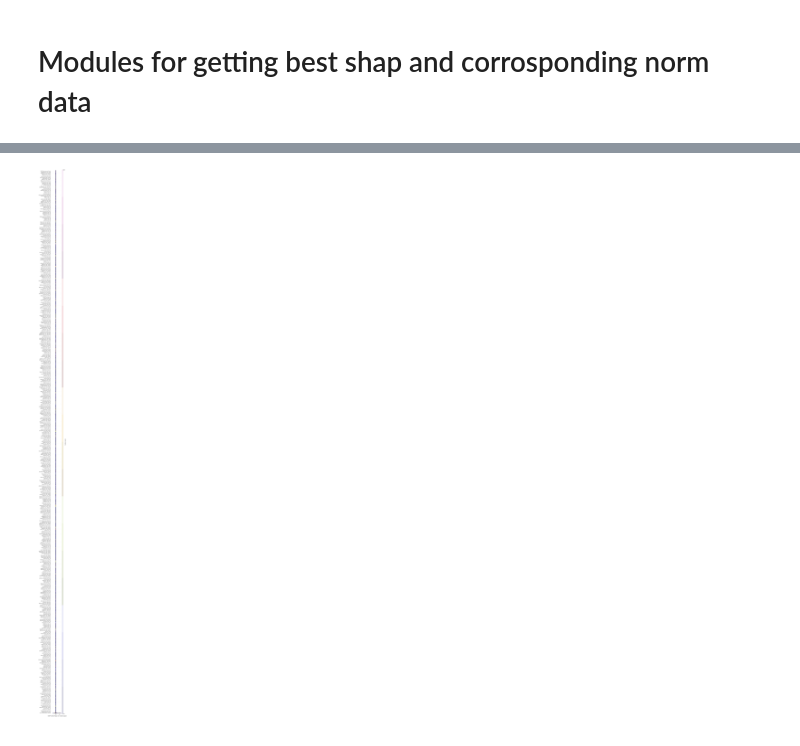
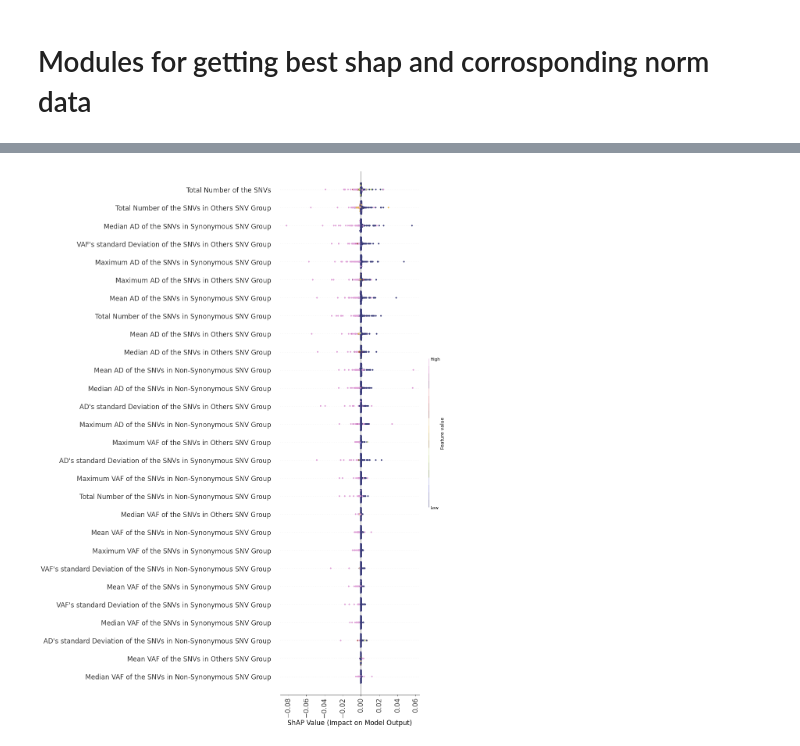
Before and after one commit to vivekruhela/BDL-SP-Bio-inspired-DL-architecture-for-Identification-of-altered-Signaling-Pathways-in-MM, a Jupyter notebook: src/Notebooks/shap_individual_feature_plot.ipynb, the cells around one changed output, grey strips where cells are left out. Drawn from its saved outputs; the diff is of its cells as text; code cells hidden in the pictures.

Commit message:
update feature ranking plot using ShAP

```diff
--- a/src/Notebooks/shap_individual_feature_plot.ipynb
+++ b/src/Notebooks/shap_individual_feature_plot.ipynb
@@ -166,9 +140,6 @@ Unknown extension is not supported and will be removed
 # %%
 path = '/home/vivek/extended_feature_matrix/824_genes_grouped_feature_matrix/mmrf'
 feat_mat = pd.read_csv(os.path.join(path,correctly_mapped_samples[0]),index_col=0, header=0)
-feat_mat = feat_mat[feat_mat.index.isin(consensus_genelist)]
+feat_mat = feat_mat[feat_mat.index.isin(genelist)]
 feat_names = feat_mat.columns
 index_names = feat_mat.index
-new_feat_names = [i+'('+j+')' for j in feat_names for i in index_names ]
-new_feat_names.__len__()
-# feat_mat.shape
@@ -177,13 +146,11 @@ new_feat_names.__len__()
 # %%
-shap_df_combined = pd.DataFrame(columns = new_feat_names)
-shap_data_df_combined = pd.DataFrame(columns = new_feat_names)
+shap_df_combined = pd.DataFrame(columns = feat_names)
+shap_data_df_combined = pd.DataFrame(columns = feat_names)
 shap_expected_value_combined = []
 for sam in tqdm(correctly_mapped_samples):
     shap_values, data_points, expected_values = get_shap_features(sam)
-    shap_values = pd.DataFrame(np.array(shap_values).reshape(824,28),index=genelist,columns =feat_mat.columns)
-    shap_values = shap_values[shap_values.index.isin(consensus_genelist)]
-    data_points = pd.DataFrame(np.array(data_points).reshape(824,28),index=genelist,columns =feat_mat.columns)
-    data_points = data_points[data_points.index.isin(consensus_genelist)]
-    shap_df_combined.loc[sam.split('.')[0]] = shap_values.to_numpy().flatten()
-    shap_data_df_combined.loc[sam.split('.')[0]] = data_points.to_numpy().flatten()
+    shap_values = pd.DataFrame(np.array(shap_values).reshape(824,28),index=genelist,columns=feat_names)
+    shap_values = shap_values[shap_values.index.isin(genelist)]
+    data_points = pd.DataFrame(np.array(data_points).reshape(824,28),index=genelist,columns=feat_names)
+    data_points = data_points[data_points.index.isin(genelist)]
     shap_expected_value_combined.append(expected_values)
@@ -204,15 +157,43 @@ plt.savefig('Feb_25_2022/shap_for_prev_reported_genes.png',dpi=300)
-# %%
-shap.plots.beeswarm(shap.Explanation(np.array(shap_df_combined),
-                                     np.array(shap_expected_value_combined),
-                                     np.array(shap_data_df_combined),
-                                     feature_names = new_feat_names),
-                    max_display = 500,
-                    show=False,
-                    plot_size = (5,100),
-                    color = plt.get_cmap("tab20b"))#
-plt.yticks(fontsize=10)
-plt.tight_layout()
-plt.savefig('Feb_25_2022/shap_plots/mm_mgus_combined/824/feature_importance_beeswarm_plot.png',dpi=300)
-# plt.savefig('Feb_25_2022/shap_plots/mm_mgus_combined/824/MM_beeswarm_plot.svg', dpi=300)
-# %% [output]
-[figure, removed]
+# %%
+feature_list = ['Total Number of the SNVs',
+
+                'Total Number of the SNVs in Synonymous SNV Group',
+                'Maximum VAF of the SNVs in Synonymous SNV Group', 'Median VAF of the SNVs in Synonymous SNV Group',
+                'Mean VAF of the SNVs in Synonymous SNV Group', 'VAF\'s standard Deviation of the SNVs in Synonymous SNV Group',
+                'Maximum AD of the SNVs in Synonymous SNV Group',
+                'Median AD of the SNVs in Synonymous SNV Group', 'Mean AD of the SNVs in Synonymous SNV Group',
+                'AD\'s standard Deviation of the SNVs in Synonymous SNV Group',
+
+                'Total Number of the SNVs in Non-Synonymous SNV Group',
+                'Maximum VAF of the SNVs in Non-Synonymous SNV Group', 'Median VAF of the SNVs in Non-Synonymous SNV Group',
+                'Mean VAF of the SNVs in Non-Synonymous SNV Group', 'VAF\'s standard Deviation of the SNVs in Non-Synonymous SNV Group',
+                'Maximum AD of the SNVs in Non-Synonymous SNV Group',
+                'Median AD of the SNVs in Non-Synonymous SNV Group', 'Mean AD of the SNVs in Non-Synonymous SNV Group',
+                'AD\'s standard Deviation of the SNVs in Non-Synonymous SNV Group',
+
+                'Total Number of the SNVs in Others SNV Group',
+                'Maximum VAF of the SNVs in Others SNV Group', 'Median VAF of the SNVs in Others SNV Group',
+                'Mean VAF of the SNVs in Others SNV Group', 'VAF\'s standard Deviation of the SNVs in Others SNV Group',
+                'Maximum AD of the SNVs in Others SNV Group',
+                'Median AD of the SNVs in Others SNV Group', 'Mean AD of the SNVs in Others SNV Group',
+                'AD\'s standard Deviation of the SNVs in Others SNV Group',
+                ]
+
+shap.plots.beeswarm(shap.Explanation(np.array(shap_values),
+                                     np.array(shap_expected_value_combined),
+                                     np.array(data_points),
+                                     feature_names = feature_list),
+                    max_display = 30,
+                    show=False,
+                    plot_size = (15,20),
+                    color = plt.get_cmap("tab20b")
+                    )#
+# cbar = plt.colorbar(fraction=0.146, pad=0.04) #ticks=[-0.025,0.00,0.025,0.050,0.075,0.1]
+plt.yticks(fontsize=17)
+plt.xticks(fontsize=17, rotation=90)
+plt.xlabel("ShAP Value (Impact on Model Output)",fontsize=17)
+plt.tight_layout()
+plt.savefig('Feb_25_2022/feature_ranking.png',dpi=300)
+plt.savefig('Feb_25_2022/feature_ranking.svg',dpi=300)
+# %% [output]
+[figure, added]
```
Also changed, not shown: parts of 8 cells of this notebook.
